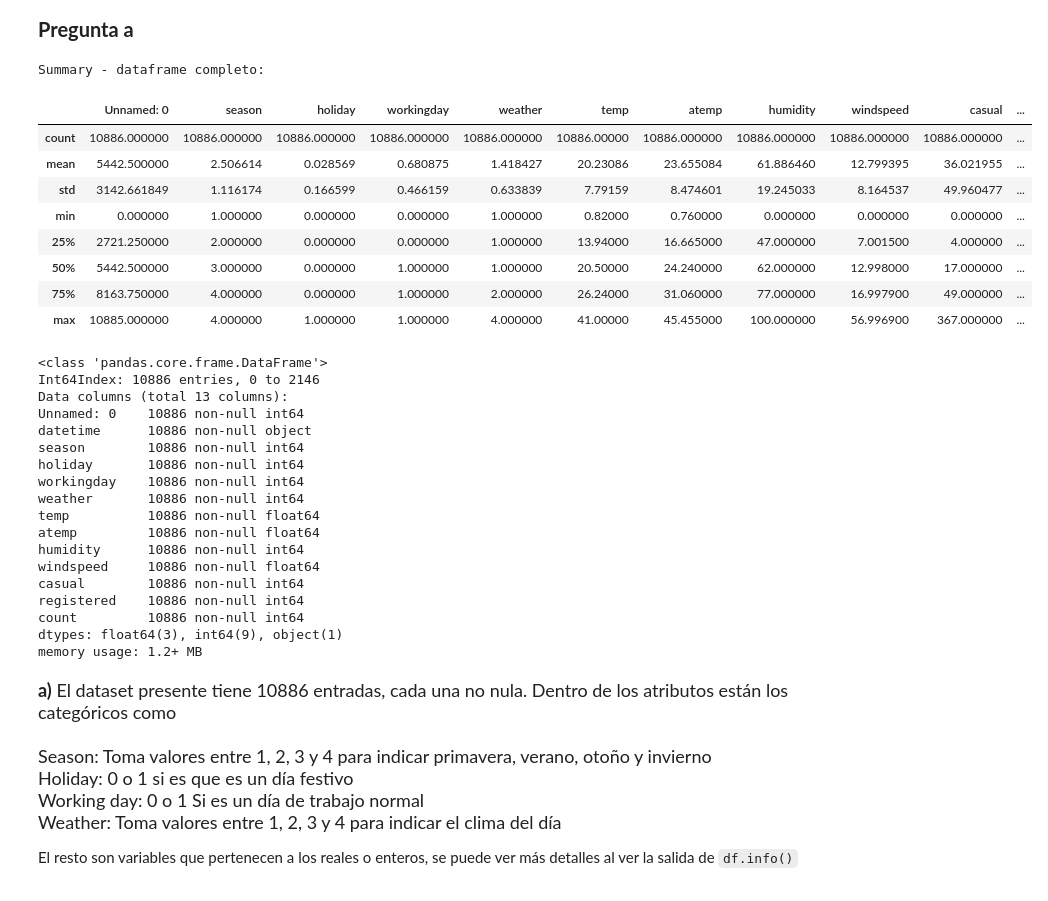
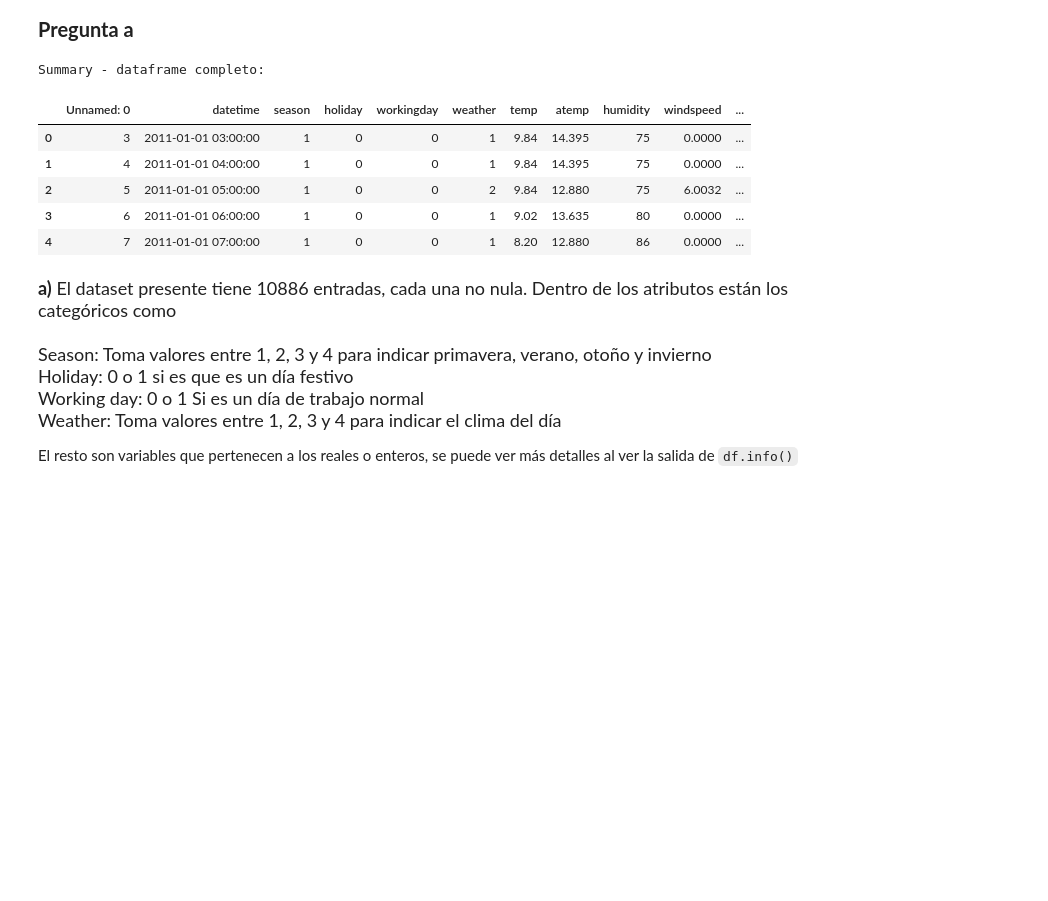
Before and after one commit to Sitrico/ML-T3, a Jupyter notebook: Laboratorio 3 - Parte 2.ipynb, the cells around one changed output. Saved outputs shown, nothing was run; the diff lists cells and outputs as text; code cells hidden in the pictures; blank space fills up the shorter version.

```diff
--- a/Laboratorio 3 - Parte 2.ipynb
+++ b/Laboratorio 3 - Parte 2.ipynb
@@ -11,51 +12,37 @@ from IPython.display import display
 # %%
 import pandas as pd
 import numpy as np
+from datetime import datetime
 dftrain = pd.read_csv('bike_sharing_train.csv')
 dfval = pd.read_csv('bike_sharing_val.csv')
 dftest = pd.read_csv('bike_sharing_test.csv')
 ntrain = len(dftrain)
 nval = len(dftrain) + len(dfval)
 df = pd.concat([dftrain,dfval,dftest])
 print('\nSummary - dataframe completo:\n')
 #display(df.head())
 
-display(df.describe())
+#display(df.head())
 
-df.info()
+#df.info()
+df['datetime']=df['datetime'].apply(lambda x:datetime.strptime(x,'%Y-%m-%d %H:%M:%S'))
+df['year']=df['datetime'].apply(lambda x:x.year)
+df['month']=df['datetime'].apply(lambda x:x.month)
+df['day']=df['datetime'].apply(lambda x:x.day)
 df['hour'] = pd.to_datetime(df['datetime']).apply(lambda x: x.strftime('%H'))
 df['hour'] = pd.to_numeric(df['hour'])
-
+#df['hour'] = pd.to_datetime(df['datetime']).apply(lambda x: x.strftime('%H'))
+#df['hour'] = pd.to_numeric(df['hour'])
+display(df.head())
 #display(df['season'])
 # %% [output]
 Summary - dataframe completo:
-|  | Unnamed: 0 | season | holiday | workingday | weather | temp | atemp | humidity | windspeed | casual | ... |
-| count | 10886.000000 | 10886.000000 | 10886.000000 | 10886.000000 | 10886.000000 | 10886.00000 | 10886.000000 | 10886.000000 | 10886.000000 | 10886.000000 | ... |
-| mean | 5442.500000 | 2.506614 | 0.028569 | 0.680875 | 1.418427 | 20.23086 | 23.655084 | 61.886460 | 12.799395 | 36.021955 | ... |
-| std | 3142.661849 | 1.116174 | 0.166599 | 0.466159 | 0.633839 | 7.79159 | 8.474601 | 19.245033 | 8.164537 | 49.960477 | ... |
-| min | 0.000000 | 1.000000 | 0.000000 | 0.000000 | 1.000000 | 0.82000 | 0.760000 | 0.000000 | 0.000000 | 0.000000 | ... |
-| 25% | 2721.250000 | 2.000000 | 0.000000 | 0.000000 | 1.000000 | 13.94000 | 16.665000 | 47.000000 | 7.001500 | 4.000000 | ... |
-| 50% | 5442.500000 | 3.000000 | 0.000000 | 1.000000 | 1.000000 | 20.50000 | 24.240000 | 62.000000 | 12.998000 | 17.000000 | ... |
-| 75% | 8163.750000 | 4.000000 | 0.000000 | 1.000000 | 2.000000 | 26.24000 | 31.060000 | 77.000000 | 16.997900 | 49.000000 | ... |
-| max | 10885.000000 | 4.000000 | 1.000000 | 1.000000 | 4.000000 | 41.00000 | 45.455000 | 100.000000 | 56.996900 | 367.000000 | ... |
+|  | Unnamed: 0 | datetime | season | holiday | workingday | weather | temp | atemp | humidity | windspeed | ... |
+| 0 | 3 | 2011-01-01 03:00:00 | 1 | 0 | 0 | 1 | 9.84 | 14.395 | 75 | 0.0000 | ... |
+| 1 | 4 | 2011-01-01 04:00:00 | 1 | 0 | 0 | 1 | 9.84 | 14.395 | 75 | 0.0000 | ... |
+| 2 | 5 | 2011-01-01 05:00:00 | 1 | 0 | 0 | 2 | 9.84 | 12.880 | 75 | 6.0032 | ... |
+| 3 | 6 | 2011-01-01 06:00:00 | 1 | 0 | 0 | 1 | 9.02 | 13.635 | 80 | 0.0000 | ... |
+| 4 | 7 | 2011-01-01 07:00:00 | 1 | 0 | 0 | 1 | 8.20 | 12.880 | 86 | 0.0000 | ... |
-<class 'pandas.core.frame.DataFrame'>
-Int64Index: 10886 entries, 0 to 2146
-Data columns (total 13 columns):
-Unnamed: 0    10886 non-null int64
-datetime      10886 non-null object
-season        10886 non-null int64
-holiday       10886 non-null int64
-workingday    10886 non-null int64
-weather       10886 non-null int64
-temp          10886 non-null float64
-atemp         10886 non-null float64
-humidity      10886 non-null int64
-windspeed     10886 non-null float64
-casual        10886 non-null int64
-registered    10886 non-null int64
-count         10886 non-null int64
-dtypes: float64(3), int64(9), object(1)
-memory usage: 1.2+ MB
 # %% [markdown]
 <p style="font-size: 18px; line-height: 135%;}">
 <b>a)</b>
```
Also changed, not shown: parts of 9 cells of this notebook.
